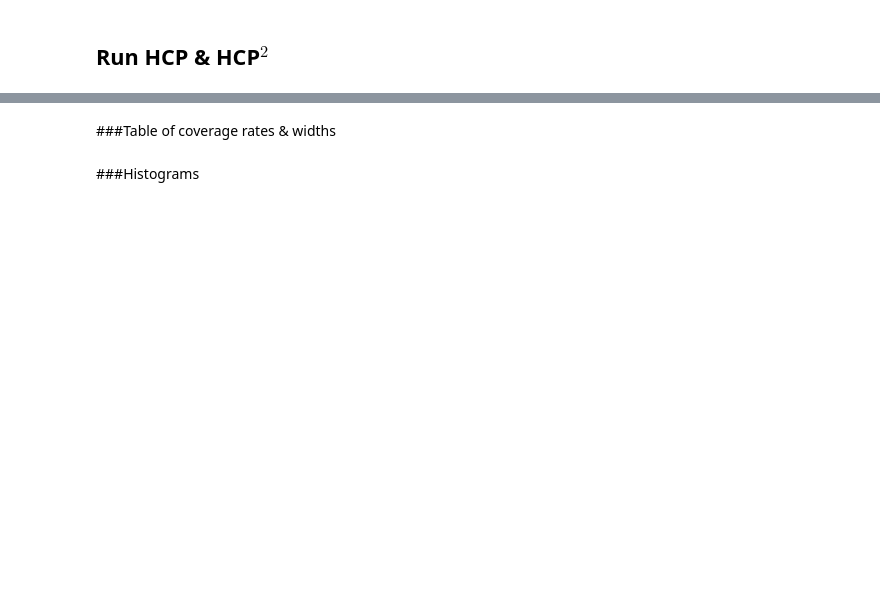
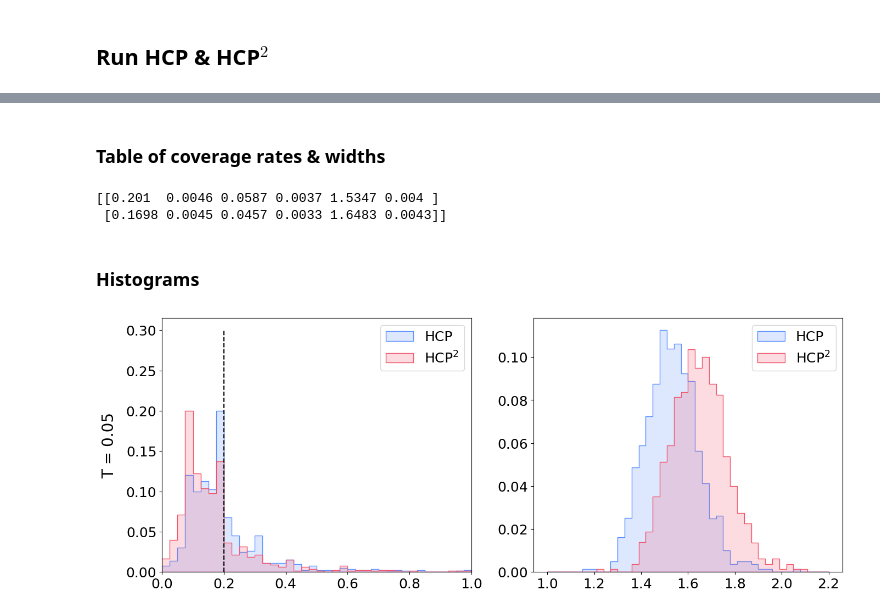
Before and after one commit to rebeccawillett/Distribution-free-inference-with-hierarchical-data, a Jupyter notebook: lorenz96-experiment/run_L96_model.ipynb, the cells around one changed output, grey strips where cells are left out. Drawn from its saved outputs; the diff is of its cells as text; code cells hidden in the pictures; blank space fills up the shorter version.

```diff
--- a/lorenz96-experiment/run_L96_model.ipynb
+++ b/lorenz96-experiment/run_L96_model.ipynb
@@ -47,8 +42,8 @@ T_0 = 20
 # run time T_max after perturbing state at time T_0
 T_max = 5
 # set time T at which we have response Y;
-T = 0.5 # corresponds to Z_index = 10
-#T = 0.05 # corresponds to Z_index = 1
+#T = 0.5 # corresponds to Z_index = 10
+T = 0.05 # corresponds to Z_index = 1
 T = round(T/time_step)*time_step # ensures Z_index an integer when T = Z_index * time_step
 M = 10
 K, N_k = 800, 50
@@ -338,63 +315,43 @@ squared_miscoverage_HCP2_10_se = np.std(np.multiply(miscoverage_count_HCP2_10,mi
 # %% [markdown]
-###Table of coverage rates \& widths
+### Table of coverage rates \& widths
 # %%
-#row : HCP(T=0.05) / HCP2(T=0.5) / HCP(T=0.5) / HCP2(T=0.5)
+#row : HCP / HCP2
 #column : marginal miscoverage rate / std / squared miscoverage rate / std / width / std
-table = np.zeros((4,6))
-table[0,:] = [1-np.mean(Z_1[0,:]),np.std(Z_1[0,:])/np.sqrt(K),squared_miscoverage_HCP_1,squared_miscoverage_HCP_1_se,np.mean(Z_1[2,:]),np.std(Z_1[2,:])/np.sqrt(K)]
-table[1,:] = [1-np.mean(Z_1[1,:]),np.std(Z_1[1,:])/np.sqrt(K),squared_miscoverage_HCP2_1,squared_miscoverage_HCP2_1_se,np.mean(Z_1[3,:]),np.std(Z_1[3,:])/np.sqrt(K)]
-table[2,:] = [1-np.mean(Z_10[0,:]),np.std(Z_10[0,:])/np.sqrt(K),squared_miscoverage_HCP_10,squared_miscoverage_HCP_10_se,np.mean(Z_10[2,:]),np.std(Z_10[2,:])/np.sqrt(K)]
-table[3,:] = [1-np.mean(Z_10[1,:]),np.std(Z_10[1,:])/np.sqrt(K),squared_miscoverage_HCP2_10,squared_miscoverage_HCP2_10_se,np.mean(Z_10[3,:]),np.std(Z_10[3,:])/np.sqrt(K)]
+table = np.zeros((2,6))
+table[0,:] = [1-np.mean(conditional_coverage_HCP),np.std(conditional_coverage_HCP)/np.sqrt(K),squared_miscoverage_HCP_1,squared_miscoverage_HCP_1_se,np.mean(width_HCP),np.std(width_HCP)/np.sqrt(K)]
+table[1,:] = [1-np.mean(conditional_coverage_HCP2),np.std(conditional_coverage_HCP2)/np.sqrt(K),squared_miscoverage_HCP2_1,squared_miscoverage_HCP2_1_se,np.mean(width_HCP2),np.std(width_HCP2)/np.sqrt(K)]
 np.set_printoptions(suppress=True)
 print(np.round(table,4))
+# %% [output]
+[[0.201  0.0046 0.0587 0.0037 1.5347 0.004 ]
+ [0.1698 0.0045 0.0457 0.0033 1.6483 0.0043]]
 # %% [markdown]
-###Histograms
+### Histograms
 # %%
-fig, ((ax1,ax2),(ax3,ax4)) = plt.subplots(2,2,figsize=(16,10))
+fig, (ax1,ax2) = plt.subplots(1,2,figsize=(16,6))
 m=800
 grid_coverage = np.linspace(0,1,41)
-ax1.hist(1-Z_1[0,:],grid_coverage,histtype='stepfilled',color=(0.35,0.56,1,0.2),edgecolor = (0.35,0.56,1,1),weights=np.ones(m)/m, label = "HCP")
-ax1.hist(1-Z_1[1,:],grid_coverage,histtype='stepfilled',color=(0.95,0.32,0.41,0.2),edgecolor = (0.95,0.32,0.41,1),weights=np.ones(m)/m, label = "HCP$^2$")
+ax1.hist(1-conditional_coverage_HCP,grid_coverage,histtype='stepfilled',color=(0.35,0.56,1,0.2),edgecolor = (0.35,0.56,1,1),weights=np.ones(m)/m, label = "HCP")
+ax1.hist(1-conditional_coverage_HCP2,grid_coverage,histtype='stepfilled',color=(0.95,0.32,0.41,0.2),edgecolor = (0.95,0.32,0.41,1),weights=np.ones(m)/m, label = "HCP$^2$")
 ax1.set_xlim([0,1])
-ax1.set_ylim([0,0.2])
 #ax1.set_xlabel("conditional miscoverage rates",fontsize=20, labelpad=10)
 ax1.vlines(0.2,ymin=0,ymax=0.3,linestyles="dashed",color="black")
 ax1.tick_params(axis='x', labelsize=18)
 ax1.tick_params(axis='y', labelsize=18)
 ax1.set_ylabel("T = 0.05", fontsize=20,labelpad=12)
 ax1.legend(loc='upper right',fontsize=18)
 
 grid_width = np.linspace(1,2.2,41)
-ax2.hist(Z_1[2,:],grid_width,histtype='stepfilled',color=(0.35,0.56,1,0.2),edgecolor = (0.35,0.56,1,1),weights=np.ones(m)/m, label = "HCP")
-ax2.hist(Z_1[3,:],grid_width,histtype='stepfilled',color=(0.95,0.32,0.41,0.2),edgecolor = (0.95,0.32,0.41,1),weights=np.ones(m)/m, label = "HCP$^2$")
-ax2.set_xlim([1,2.2])
-ax2.set_ylim([0,0.2])
+ax2.hist(width_HCP,grid_width,histtype='stepfilled',color=(0.35,0.56,1,0.2),edgecolor = (0.35,0.56,1,1),weights=np.ones(m)/m, label = "HCP")
+ax2.hist(width_HCP2,grid_width,histtype='stepfilled',color=(0.95,0.32,0.41,0.2),edgecolor = (0.95,0.32,0.41,1),weights=np.ones(m)/m, label = "HCP$^2$")
 #ax2.set_xlabel("prediction interval widths",fontsize=20, labelpad=10)
 #ax2.vlines(0.2,ymin=0,ymax=0.35,linestyles="dashed",color="black")
 ax2.tick_params(axis='x', labelsize=18)
 ax2.tick_params(axis='y', labelsize=18)
 ax2.legend(loc='upper right',fontsize=18)
 
-ax3.hist(1-Z_10[0,:],grid_coverage,histtype='stepfilled',color=(0.35,0.56,1,0.2),edgecolor = (0.35,0.56,1,1),weights=np.ones(m)/m, label = "HCP")
-ax3.hist(1-Z_10[1,:],grid_coverage,histtype='stepfilled',color=(0.95,0.32,0.41,0.2),edgecolor = (0.95,0.32,0.41,1),weights=np.ones(m)/m, label = "HCP$^2$")
-ax3.set_xlim([0,1])
-ax3.set_ylim([0,1])
-ax3.set_xlabel("conditional miscoverage rates",fontsize=20, labelpad=10)
-ax3.vlines(0.2,ymin=0,ymax=1,linestyles="dashed",color="black")
-ax3.tick_params(axis='x', labelsize=18)
-ax3.tick_params(axis='y', labelsize=18)
-ax3.set_ylabel("T = 0.5", fontsize=20,labelpad=12)
-ax3.legend(loc='upper right',fontsize=18)
-
-grid_width = np.linspace(0,85,41)
-ax4.hist(Z_10[2,:],grid_width,histtype='stepfilled',color=(0.35,0.56,1,0.2),edgecolor = (0.35,0.56,1,1),weights=np.ones(m)/m, label = "HCP")
-ax4.hist(Z_10[3,:],grid_width,histtype='stepfilled',color=(0.95,0.32,0.41,0.2),edgecolor = (0.95,0.32,0.41,1),weights=np.ones(m)/m, label = "HCP$^2$")
-ax4.set_xlim([0,85])
-ax4.set_ylim([0,0.2])
-ax4.set_xlabel("prediction interval widths",fontsize=20, labelpad=10)
-ax4.tick_params(axis='x', labelsize=18)
-ax4.tick_params(axis='y', labelsize=18)
-ax4.legend(loc='upper right',fontsize=18)
 
 fig.show()
 #fig.savefig(('Z_index_1_10.png'),dpi=400,bbox_inches='tight')
+# %% [output]
+[figure, added]
```
Also changed, not shown: parts of 14 cells of this notebook.
